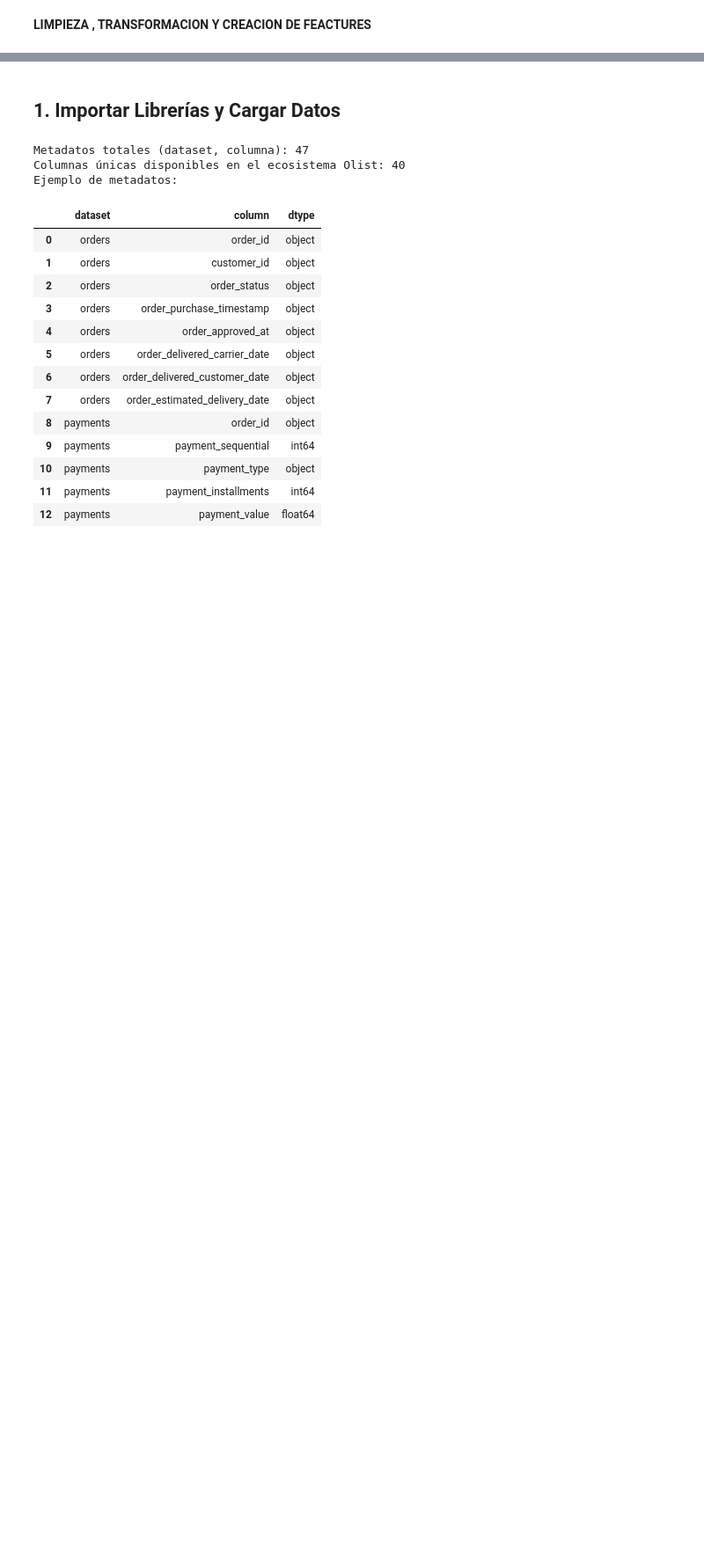
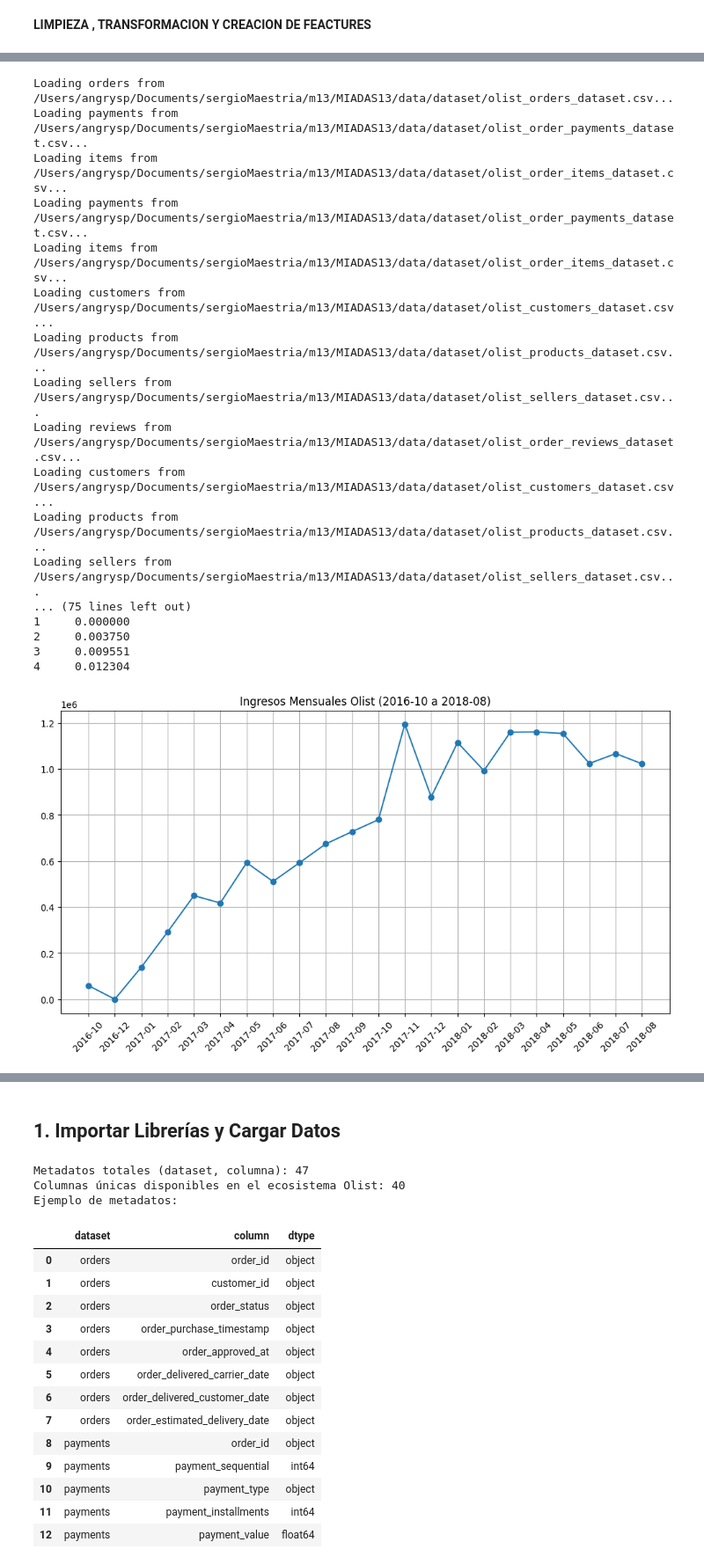
Before and after one commit to paukiss/MIADAS13, a Jupyter notebook: notebook/sprint2_pipeline.ipynb, the cells around one changed output, grey strips where cells are left out. Shown at 88% size. Saved outputs shown, nothing was run; the diff lists cells and outputs as text; code cells hidden in the pictures; blank space fills up the shorter version.

```diff
--- a/notebook/sprint2_pipeline.ipynb
+++ b/notebook/sprint2_pipeline.ipynb
@@ -2,0 +25,41 @@
+# %%
+# Cargar datos
+data = load_raw_data()
+
+# Construir Master Table (Nivel Orden)
+print("Construyendo Master Table...")
+master_table = build_master_table(data, save=True)
+print(f"Master Table Shape: {master_table.shape}")
+
+# Agregar Mensualmente (Nivel Mes)
+monthly_df = aggregate_monthly(master_table)
+
+print(f"Total meses: {len(monthly_df)}")
+print(monthly_df.head())
+
+# Visualización
+plt.figure(figsize=(12, 6))
+plt.plot(monthly_df['year_month'].astype(str), monthly_df['monthly_revenue'], marker='o')
+plt.xticks(rotation=45)
+plt.title("Ingresos Mensuales Olist (2016-10 a 2018-08)")
+plt.grid(True)
+plt.show()
+# %% [output]
+Loading orders from /Users/angrysp/Documents/sergioMaestria/m13/MIADAS13/data/dataset/olist_orders_dataset.csv...
+Loading payments from /Users/angrysp/Documents/sergioMaestria/m13/MIADAS13/data/dataset/olist_order_payments_dataset.csv...
+Loading items from /Users/angrysp/Documents/sergioMaestria/m13/MIADAS13/data/dataset/olist_order_items_dataset.csv...
+Loading payments from /Users/angrysp/Documents/sergioMaestria/m13/MIADAS13/data/dataset/olist_order_payments_dataset.csv...
+Loading items from /Users/angrysp/Documents/sergioMaestria/m13/MIADAS13/data/dataset/olist_order_items_dataset.csv...
+Loading customers from /Users/angrysp/Documents/sergioMaestria/m13/MIADAS13/data/dataset/olist_customers_dataset.csv...
+Loading products from /Users/angrysp/Documents/sergioMaestria/m13/MIADAS13/data/dataset/olist_products_dataset.csv...
+Loading sellers from /Users/angrysp/Documents/sergioMaestria/m13/MIADAS13/data/dataset/olist_sellers_dataset.csv...
+Loading reviews from /Users/angrysp/Documents/sergioMaestria/m13/MIADAS13/data/dataset/olist_order_reviews_dataset.csv...
+Loading customers from /Users/angrysp/Documents/sergioMaestria/m13/MIADAS13/data/dataset/olist_customers_dataset.csv...
+Loading products from /Users/angrysp/Documents/sergioMaestria/m13/MIADAS13/data/dataset/olist_products_dataset.csv...
+Loading sellers from /Users/angrysp/Documents/sergioMaestria/m13/MIADAS13/data/dataset/olist_sellers_dataset.csv...
+... (75 lines left out)
+1     0.000000
+2     0.003750
+3     0.009551
+4     0.012304
+[figure, added]
```
Also changed, not shown: parts of 24 cells of this notebook, 9 other files.
